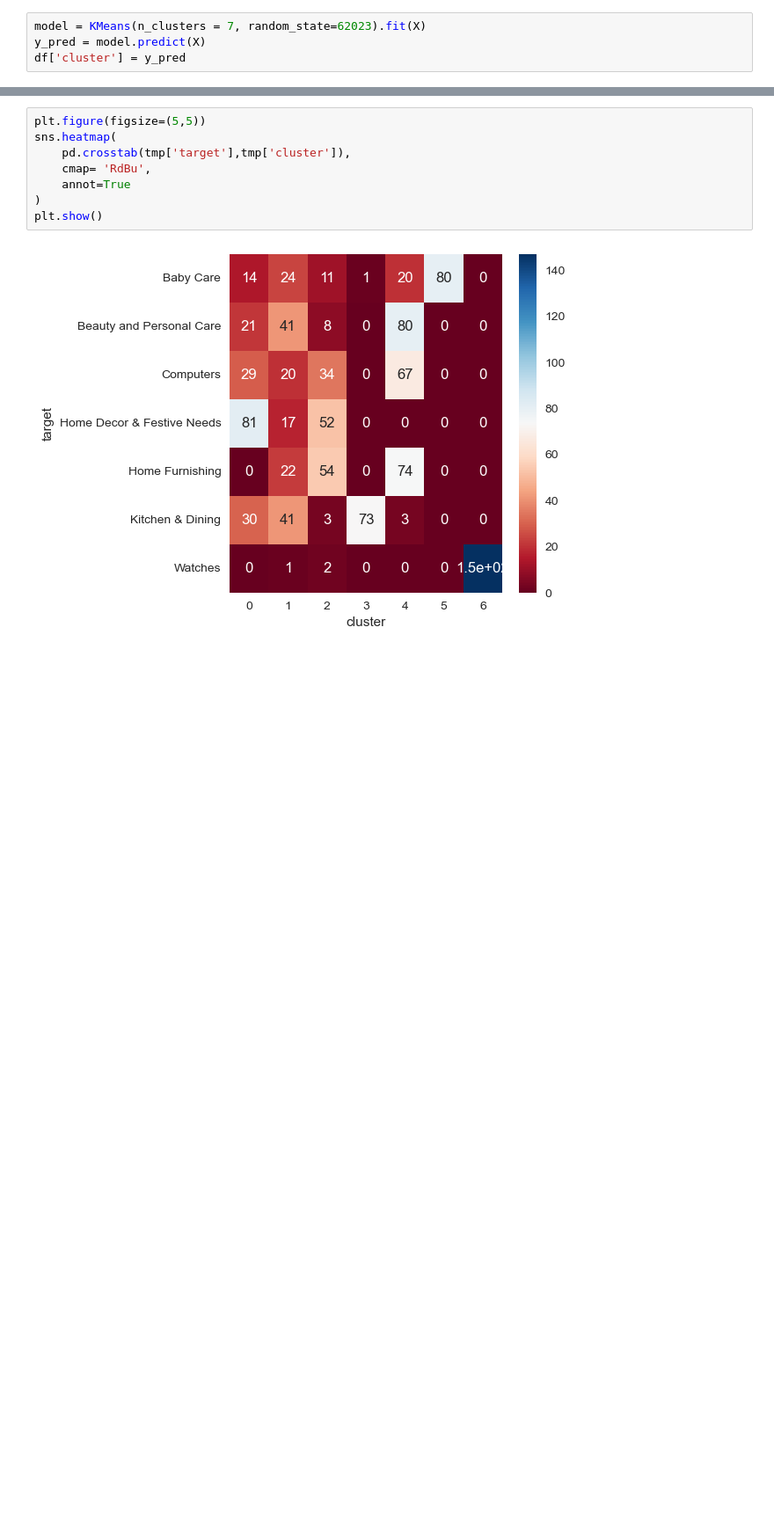
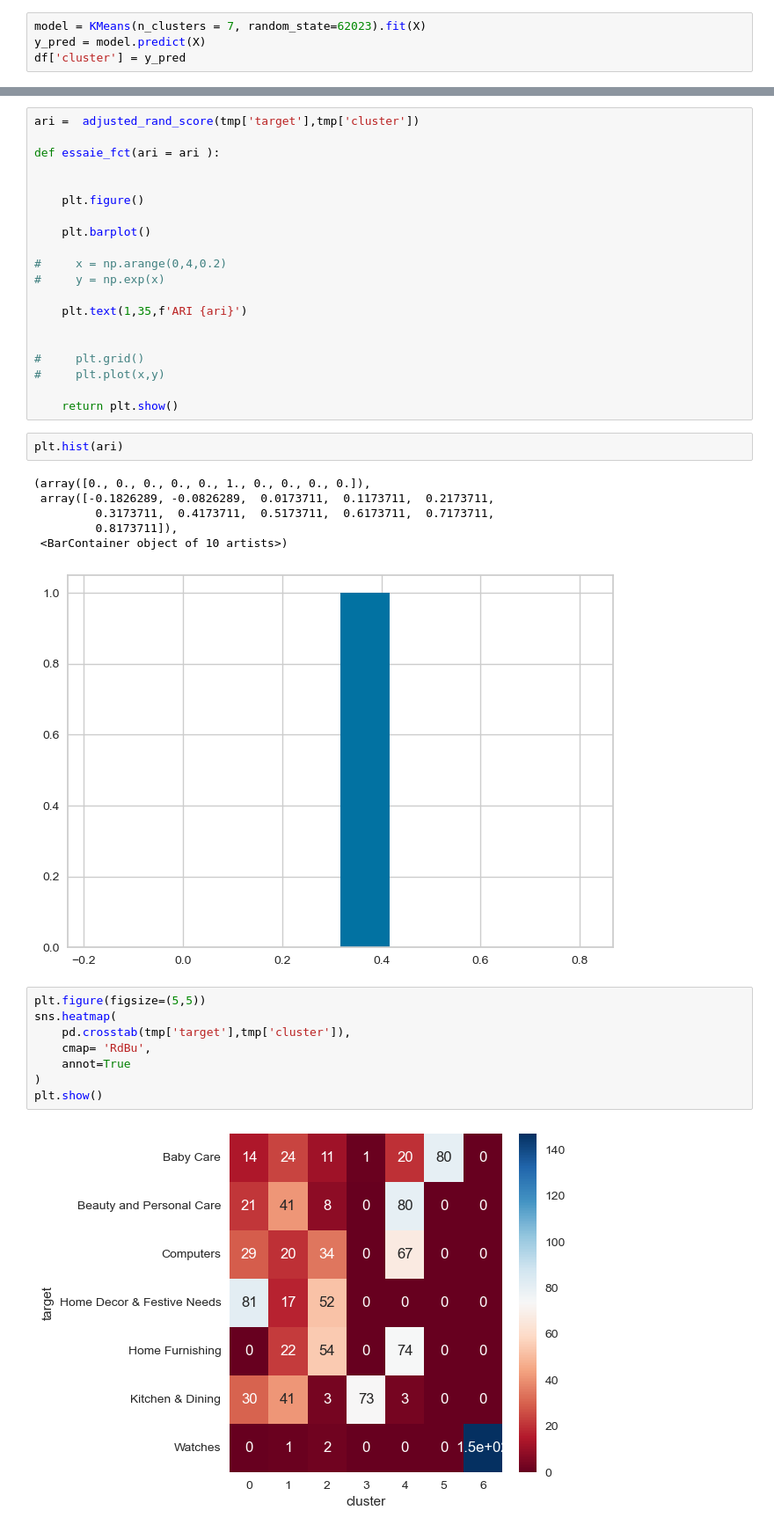
Before and after one commit to ArhurK/P6_NLP_Vison_OC, a Jupyter notebook: P6_Classifiez automatiquement des biens de consommation.ipynb, the cells around one changed output, grey strips where cells are left out. Shown at 88% size. Saved outputs shown, nothing was run; the diff lists cells and outputs as text; blank space fills up the shorter version.

```diff
--- a/P6_Classifiez automatiquement des biens de consommation.ipynb
+++ b/P6_Classifiez automatiquement des biens de consommation.ipynb
@@ -724,3 +694,32 @@ ARI :  0.3173710995985318
+# %%
+ari =  adjusted_rand_score(tmp['target'],tmp['cluster'])
+
+def essaie_fct(ari = ari ):
+
+
+    plt.figure()
+
+    plt.barplot()
+
+#     x = np.arange(0,4,0.2)
+#     y = np.exp(x)
+
+    plt.text(1,35,f'ARI {ari}')
+
+
+#     plt.grid()
+#     plt.plot(x,y)
+
+    return plt.show()
+# %%
+plt.hist(ari)
+# %% [output]
+(array([0., 0., 0., 0., 0., 1., 0., 0., 0., 0.]),
+ array([-0.1826289, -0.0826289,  0.0173711,  0.1173711,  0.2173711,
+         0.3173711,  0.4173711,  0.5173711,  0.6173711,  0.7173711,
+         0.8173711]),
+ <BarContainer object of 10 artists>)
+[figure, added]
 # %%
 plt.figure(figsize=(5,5))
 sns.heatmap(
```
Also changed, not shown: parts of 28 cells of this notebook.
